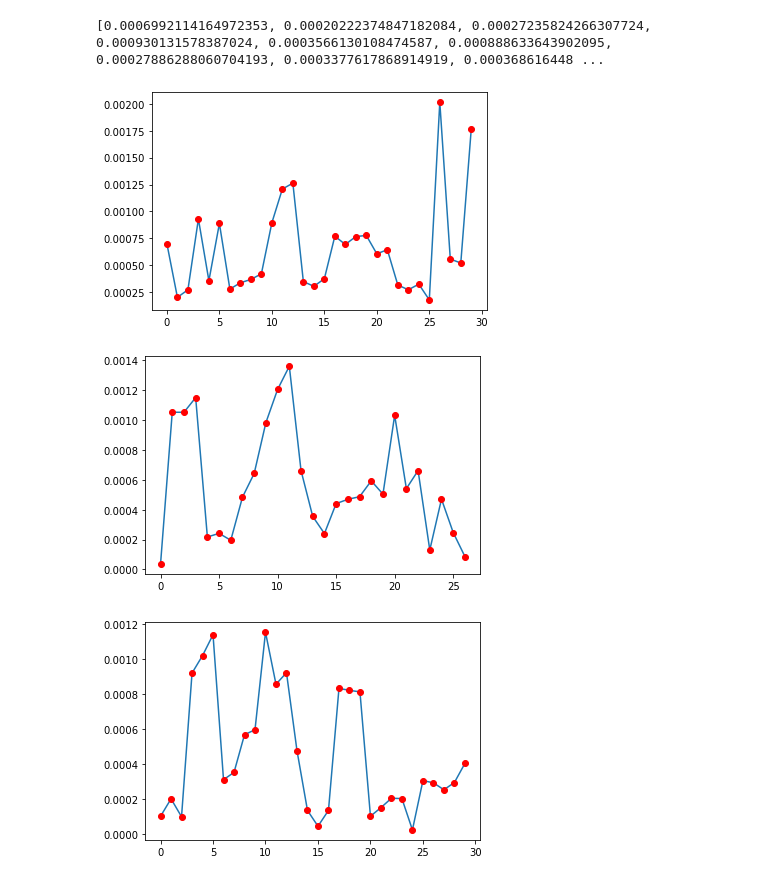
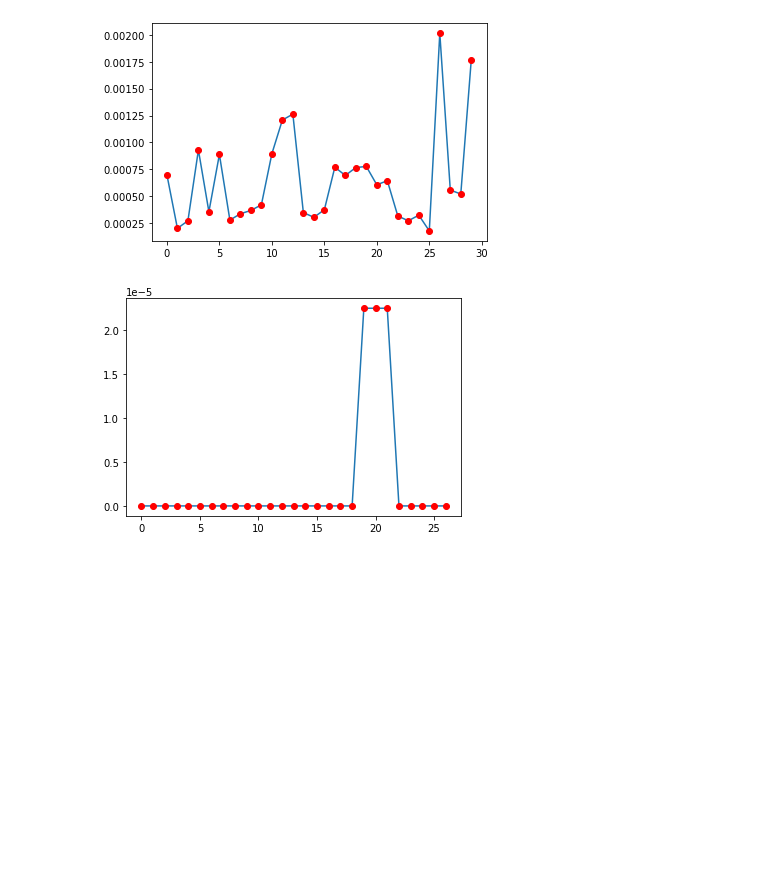
Before and after one commit to KyongHwan-Kim/Gps_filter_algorithm, a Jupyter notebook: GPS_Algorithm_0218.ipynb, the cells around one changed output. Cells and saved outputs as stored; diff of their text form; code cells hidden in the pictures; blank space fills up the shorter version.

```diff
--- a/GPS_Algorithm_0218.ipynb
+++ b/GPS_Algorithm_0218.ipynb
@@ -33,9 +33,9 @@ def load_GPS_set(UID): # Data load
     try:
         data_set = pd.read_csv(FILE_SAVE_DIR + UID +"_gps"+".csv", sep=",", dtype='unicode')
         data_set['TIME STAMP'] = pd.to_datetime(data_set['LOG TIME'])
-        data_set['TIME'] = data_set['TIME STAMP'].dt.strftime('%Y-%m-%d %H:%M') # 초단위 자르기
+        # data_set['TIME'] = data_set['TIME STAMP'].dt.strftime('%Y-%m-%d %H:%M') # 초단위 자르기
         # data_set['STAMP_TIME'] = pd.to_datetime(data_set['TIME']) # stamp_time datetime 형식으로 변경
-        re_data_set = data_set[["TIME","UID","altitude","latitude","longitude","provider"]]
+        re_data_set = data_set[["TIME STAMP","UID","altitude","latitude","longitude","provider"]]
         return re_data_set
 
     except FileNotFoundError as e:
@@ -44,16 +44,16 @@ def load_Sateillate_set(UID): # Data load
     try:
         data_set = pd.read_csv(FILE_SAVE_DIR + UID +"_sate"+".csv", sep=",", dtype='unicode')
         data_set['TIME STAMP'] = pd.to_datetime(data_set['LOG TIME'])
-        data_set['TIME'] = data_set['TIME STAMP'].dt.strftime('%Y-%m-%d %H:%M') # 초단위 자르기
+        # data_set['TIME'] = data_set['TIME STAMP'].dt.strftime('%Y-%m-%d %H:%M') # 초단위 자르기
         # data_set['STAMP_TIME'] = pd.to_datetime(data_set['TIME']) # stamp_time datetime 형식으로 변경
-        re_data_set = data_set[["TIME","UID","SNR AVERAGE","SATELLITE COUNT"]]
+        re_data_set = data_set[["TIME STAMP","UID","SNR AVERAGE","SATELLITE COUNT"]]
         return re_data_set
 
     except FileNotFoundError as e:
         pass
 
 def merge_gps_sati_set(UID): # for weight_filter
-    merge_df = pd.merge(load_GPS_set(UID),load_Sateillate_set(UID), how='left', on = ['TIME','UID'])
+    merge_df = pd.merge(load_GPS_set(UID),load_Sateillate_set(UID), how='left', on = ['TIME STAMP','UID'])
     return merge_df
 
 test ='2DDB3706DE4F7B45'
@@ -65,6 +65,7 @@ PATIENT_UID = Nicname # 감염자 UID
 
 # TARGET_UID =  # 조사 대상자 UID
 
-Nicname_df = merge_gps_sati_set(Nicname)
+# Nicname_df = merge_gps_sati_set(Nicname)
 Huzzi_df = merge_gps_sati_set(Huzzi)
 oizi_df = merge_gps_sati_set(oizi)
+oizi_df
@@ -99,8 +115,8 @@ Raw_map
 # %%
 Filter_map = folium.Map(location = [37.5505938572,127.074236903], zoom_start =100) # 세종대학교 중심 조사
 
-CLUSTER_SIZE = 3
-ERROR_WEIGHT = 5
+CLUSTER_SIZE = 36
+ERROR_WEIGHT = 3
 
 def Filtering(Dataframe,start,end,draw_color,ErrorCheckUID):
     cluster_list = []
@@ -156,9 +172,9 @@ def Filtering(Dataframe,start,end,draw_color,ErrorCheckUID):
                 ).add_to(Filter_map)
 
     return norm_list, Filter_list
-Huzzi_norm , Huzzi_filter = Filtering(Huzzi_df,22,55,line_color_list[0],'Huzzi') #red
-oizi_norm , oizi_filter = Filtering(oizi_df,551,581,line_color_list[1],'oizi') #blue
-Nicname_norm , Nicname_filter = Filtering(Nicname_df,22,55,line_color_list[2], 'Nicname') #green
+# Huzzi_norm , Huzzi_filter = Filtering(Huzzi_df,22,55,line_color_list[0],'Huzzi') #red
+oizi_norm , oizi_filter = Filtering(oizi_df,1,367,line_color_list[1],'oizi') #blue
+# Nicname_norm , Nicname_filter = Filtering(Nicname_df,22,55,line_color_list[2], 'Nicname') #green
 
-# Filter_map
+Filter_map
 # %% [output]
@@ -170,13 +199,11 @@ Error DataFrame :  Nicname , Error point :  50
 # %%
 def CheckNormSize(norm_list):
     plt.plot(norm_list)
     plt.plot(norm_list, 'ro')
     plt.show()
 CheckNormSize(Huzzi_norm)
 CheckNormSize(oizi_norm)
-CheckNormSize(Nicname_norm)
+# CheckNormSize(Nicname_norm)
 # %% [output]
-[0.0006992114164972353, 0.00020222374847182084, 0.00027235824266307724, 0.000930131578387024, 0.0003566130108474587, 0.000888633643902095, 0.00027886288060704193, 0.0003377617868914919, 0.000368616448 ...
 [figure]
-[figure, old version]
+[figure, new version]
-[figure, removed]
```
Also changed, not shown: parts of 3 cells of this notebook.
